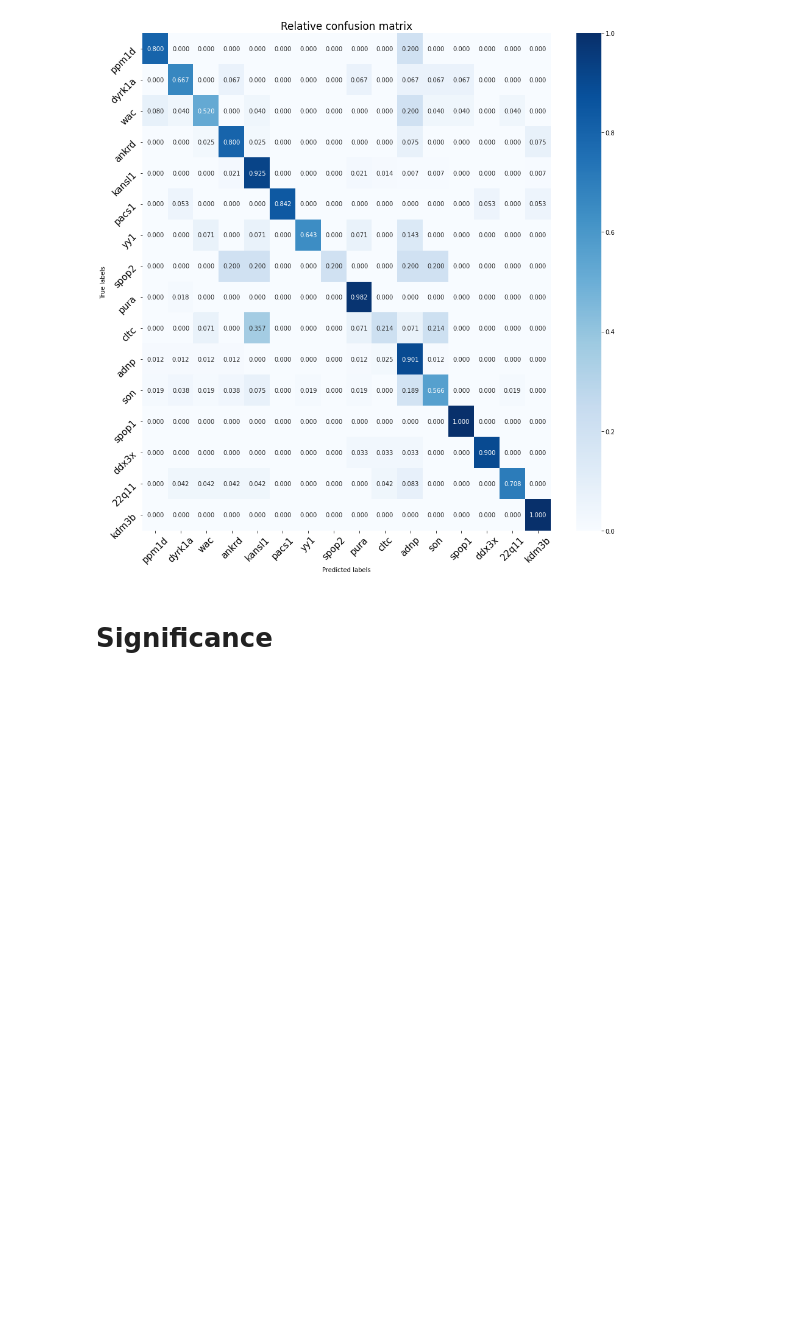
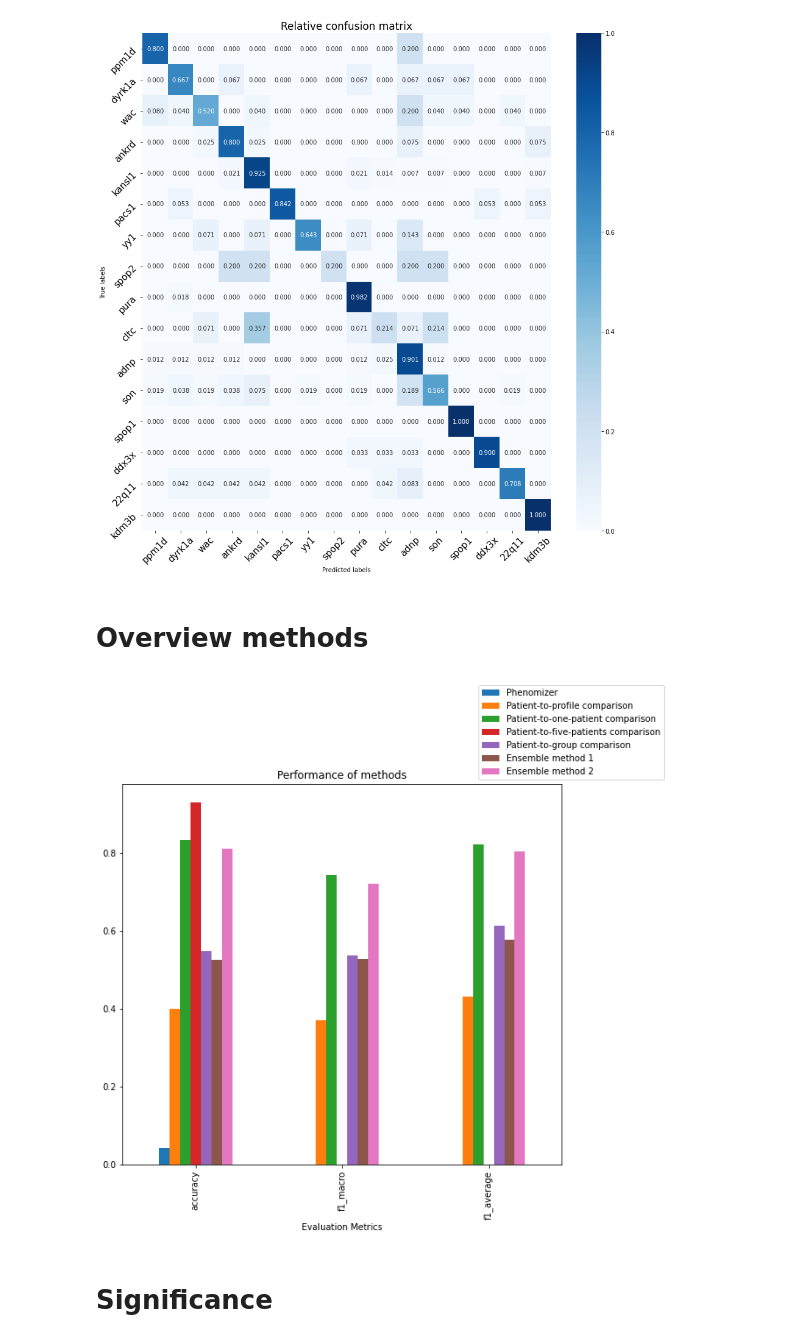
Before and after one commit to sasjawestgeest/bachelor-thesis, a Jupyter notebook: thesis_code_sasja_westgeest.ipynb, the cells around one changed output. Drawn from its saved outputs; the diff is of its cells as text; code cells hidden in the pictures; blank space fills up the shorter version.

```diff
--- a/thesis_code_sasja_westgeest.ipynb
+++ b/thesis_code_sasja_westgeest.ipynb
@@ -948,6 +948,20 @@ evaluator.plot_confusion_matrix(conf_matrix_relative, syndrome_names, 'Relative
 # %% [output]
 [figure]
 [figure]
+# %% [markdown]
+# Overview methods
+# %%
+data = [['accuracy', .042, .400, .834, .931, .548, .526, .812],
+        ['f1_macro', 0, .370, .743, 0, .538, .528, .722],
+        ['f1_average', 0, .431, .823, 0, .613, .578, .804]]
+
+df=pd.DataFrame(data,columns=["Evaluation Metrics",'Phenomizer', "Patient-to-profile comparison", "Patient-to-one-patient comparison", 'Patient-to-five-patients comparison', 'Patient-to-group comparison', 'Ensemble method 1', 'Ensemble method 2'])
+df.plot(x="Evaluation Metrics", y=["Phenomizer", "Patient-to-profile comparison", "Patient-to-one-patient comparison", 'Patient-to-five-patients comparison', 'Patient-to-group comparison', 'Ensemble method 1', 'Ensemble method 2'], kind="bar",figsize=(9,8))
+plt.title("Performance of methods")
+plt.legend(loc="lower left",bbox_to_anchor=(0.8,1.0))
+plt.show()
+# %% [output]
+[figure, added]
 # %% [markdown]
 # Significance
 # %%
```
